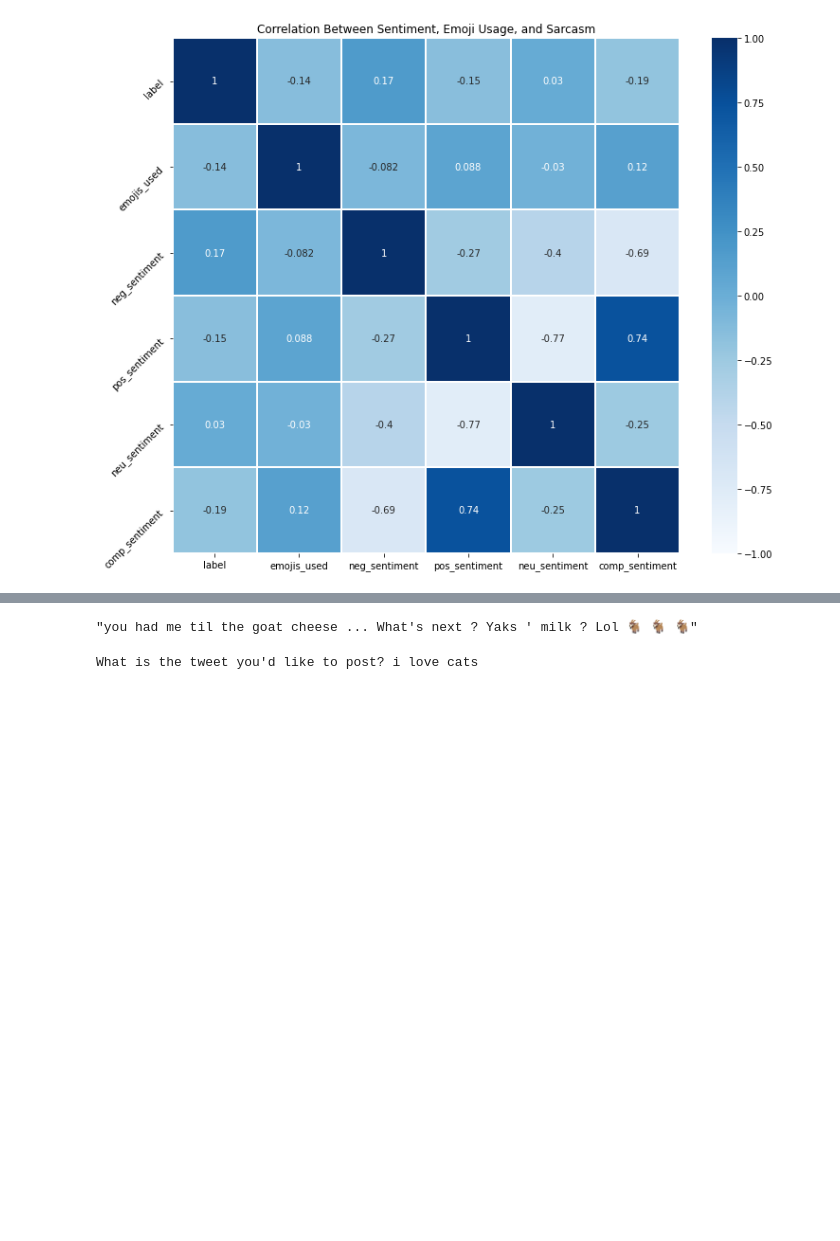
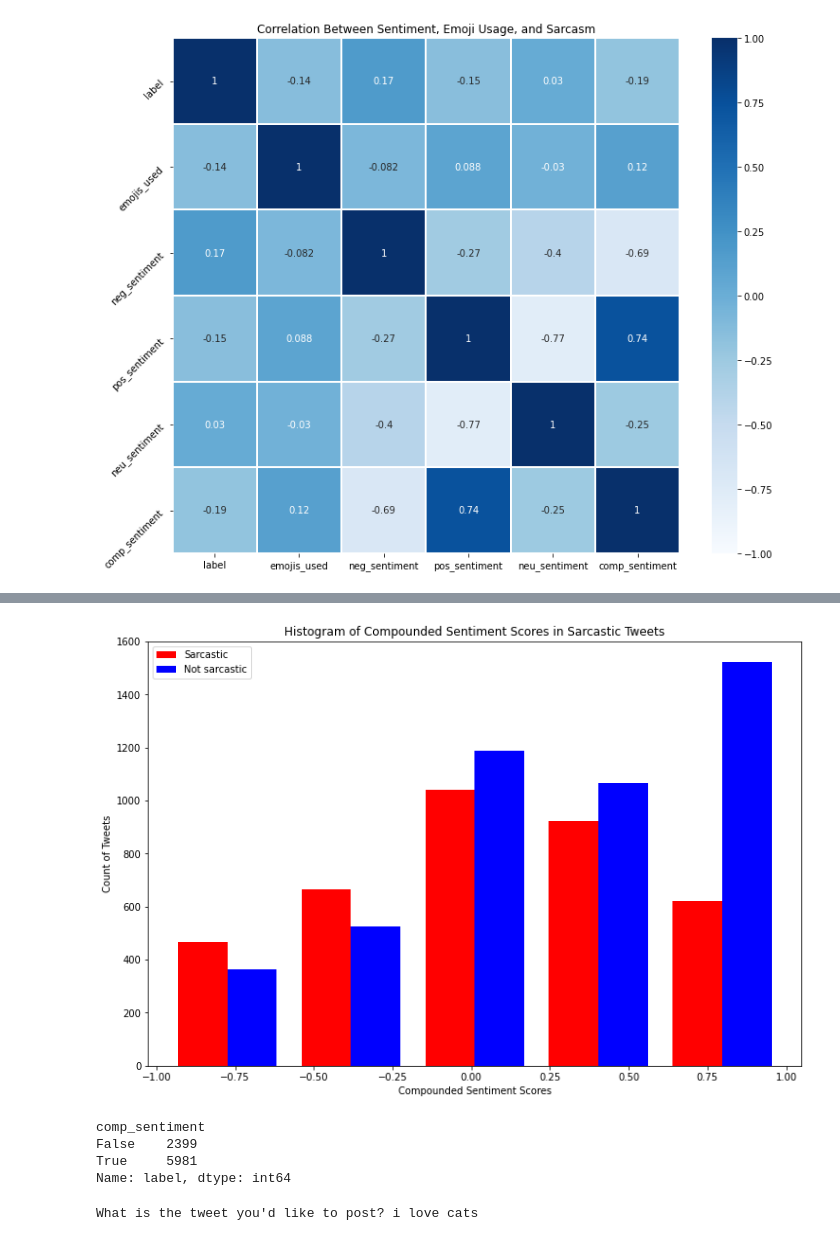
Before and after one commit to krking1512/Capstone, a Jupyter notebook: Code/Cleaning_and_EDA.ipynb, the cells around one changed output, grey strips where cells are left out. Drawn from its saved outputs; the diff is of its cells as text; code cells hidden in the pictures; blank space fills up the shorter version.

```diff
--- a/Code/Cleaning_and_EDA.ipynb
+++ b/Code/Cleaning_and_EDA.ipynb
@@ -191,11 +191,24 @@ data.drop(columns = ['text']).head()
 | 2 | 1 | Either way , I should go get a fl... | 0 | 0.157 | 0.000 | 0.843 | -0.3818 |
 | 3 | 1 | and form them into something we l... | 0 | 0.135 | 0.276 | 0.588 | 0.3400 |
 | 4 | 1 | thanks mate ... | 0 | 0.000 | 0.592 | 0.408 | 0.4404 |
-# %%
-#example text with emojis
-data['text_processed'].iloc[1]
-# %% [output]
-"you had me til the goat cheese ... What's next ? Yaks ' milk ? Lol 🐐 🐐 🐐"
+# %%
+# Let's see how sentiment  relates to the labeling of sarcastic or not
+plt.figure(figsize = (12,8))
+plt.hist([data.loc[data['label']==1]['comp_sentiment'],data.loc[data['label']==0]['comp_sentiment']], color = ['Red','Blue'], bins = 5)
+plt.legend(labels = ['Sarcastic','Not sarcastic'])
+plt.xlabel('Compounded Sentiment Scores')
+plt.ylabel('Count of Tweets')
+plt.title('Histogram of Compounded Sentiment Scores in Sarcastic Tweets');
+plt.savefig('../Images/sentiment_histogram.png')
+# %% [output]
+[figure, added]
+# %%
+data.groupby(by = data['comp_sentiment'] >= 0)['label'].agg("count")
+# %% [output]
+comp_sentiment
+False    2399
+True     5981
+Name: label, dtype: int64
 # %%
 data.to_csv('../Protected/Data/corpus_processed.csv', index = False)
 # %%
```
Also changed, not shown: 4 other files.
